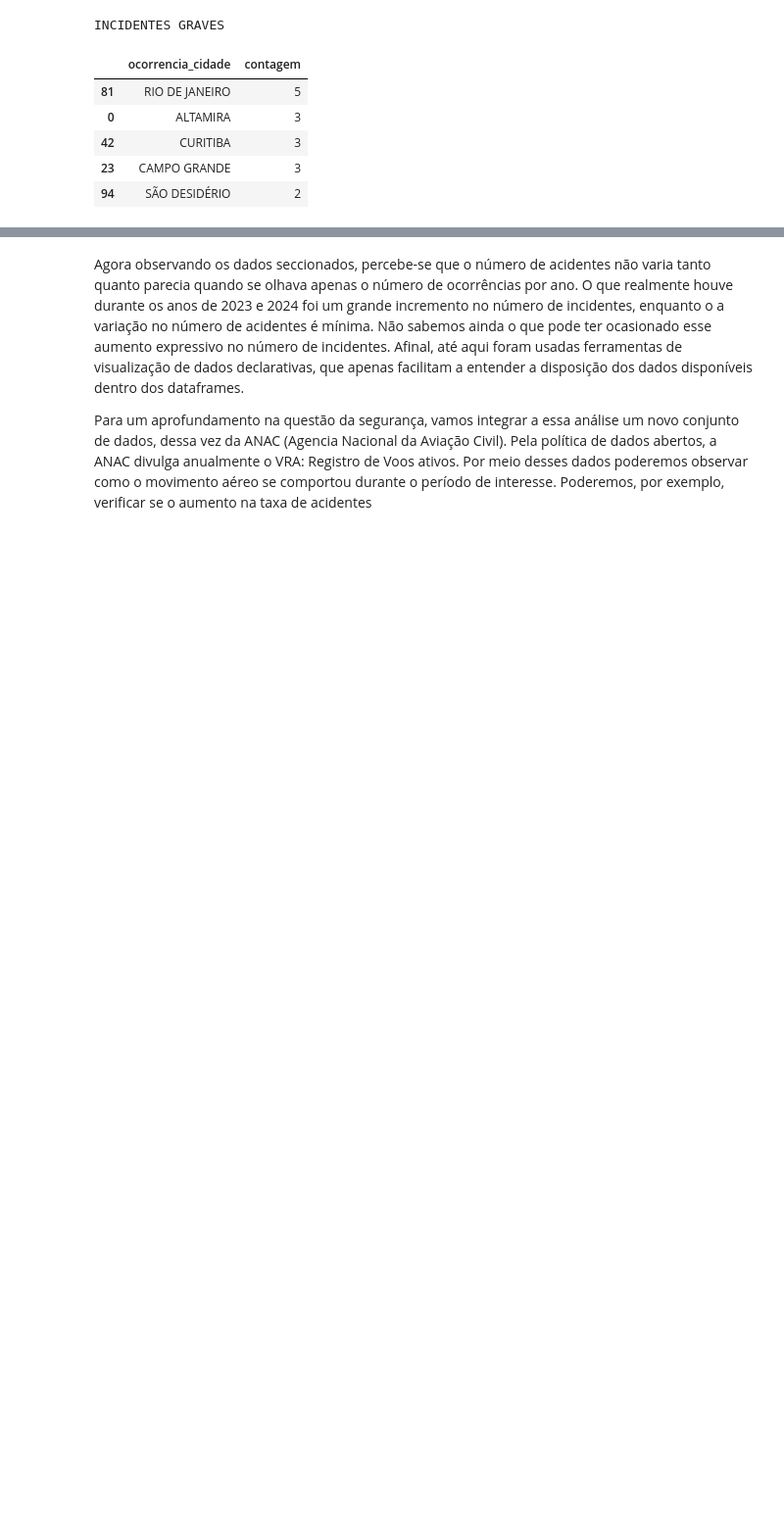
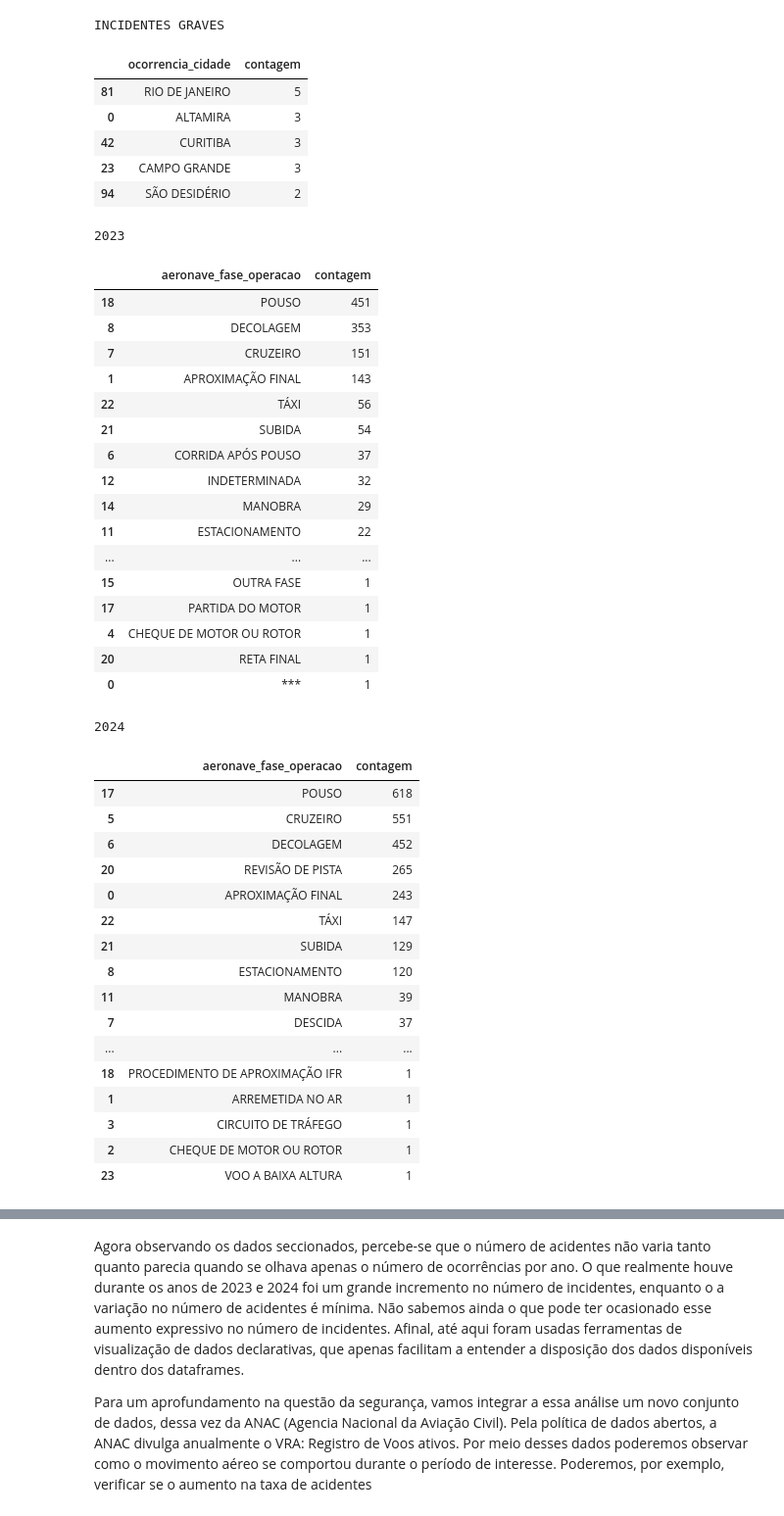
Before and after one commit to fmariane/sprint1-mvp, a Jupyter notebook: source/mvp.ipynb, the cells around one changed output, grey strips where cells are left out. Shown at 98% size. Drawn from its saved outputs; the diff is of its cells as text; code cells hidden in the pictures; blank space fills up the shorter version.

Commit message:
contagem de ocorrencias por faze de voo

```diff
--- a/source/mvp.ipynb
+++ b/source/mvp.ipynb
@@ -221,3 +226,71 @@ INCIDENTES GRAVES
 | 42 | CURITIBA | 3 |
 | 23 | CAMPO GRANDE | 3 |
 | 94 | SÃO DESIDÉRIO | 2 |
+# %%
+df_ocorrencia_fase_voo = df_aeronave[df_aeronave['aeronave_fase_operacao'].notna()]
+
+df_ocorrencia_com_fase = df_ocorrencia.merge(
+    df_ocorrencia_fase_voo[['codigo_ocorrencia2', 'aeronave_fase_operacao']],
+    on='codigo_ocorrencia2',
+    how='inner'
+)
+df_ocorrencia_com_fase_2023 = filter_by_year(df_ocorrencia_com_fase, 'ocorrencia_dia', [2023])
+df_ocorrencia_com_fase_2024 = filter_by_year(df_ocorrencia_com_fase, 'ocorrencia_dia', [2024])
+
+contagem_ocorrencias_por_fase_2023 = (
+    df_ocorrencia_com_fase_2023
+    .groupby('aeronave_fase_operacao')
+    .size()
+    .reset_index(name='contagem')
+    .sort_values('contagem', ascending=False)
+)
+
+contagem_ocorrencias_por_fase_2024 = (
+    df_ocorrencia_com_fase_2024
+    .groupby('aeronave_fase_operacao')
+    .size()
+    .reset_index(name='contagem')
+    .sort_values('contagem', ascending=False)
+)
+
+print("2023")
+display(contagem_ocorrencias_por_fase_2023)
+print("2024")
+display(contagem_ocorrencias_por_fase_2024)
+# %% [output]
+2023
+|  | aeronave_fase_operacao | contagem |
+| 18 | POUSO | 451 |
+| 8 | DECOLAGEM | 353 |
+| 7 | CRUZEIRO | 151 |
+| 1 | APROXIMAÇÃO FINAL | 143 |
+| 22 | TÁXI | 56 |
+| 21 | SUBIDA | 54 |
+| 6 | CORRIDA APÓS POUSO | 37 |
+| 12 | INDETERMINADA | 32 |
+| 14 | MANOBRA | 29 |
+| 11 | ESTACIONAMENTO | 22 |
+| ... | ... | ... |
+| 15 | OUTRA FASE | 1 |
+| 17 | PARTIDA DO MOTOR | 1 |
+| 4 | CHEQUE DE MOTOR OU ROTOR | 1 |
+| 20 | RETA FINAL | 1 |
+| 0 | *** | 1 |
+2024
+|  | aeronave_fase_operacao | contagem |
+| 17 | POUSO | 618 |
+| 5 | CRUZEIRO | 551 |
+| 6 | DECOLAGEM | 452 |
+| 20 | REVISÃO DE PISTA | 265 |
+| 0 | APROXIMAÇÃO FINAL | 243 |
+| 22 | TÁXI | 147 |
+| 21 | SUBIDA | 129 |
+| 8 | ESTACIONAMENTO | 120 |
+| 11 | MANOBRA | 39 |
+| 7 | DESCIDA | 37 |
+| ... | ... | ... |
+| 18 | PROCEDIMENTO DE APROXIMAÇÃO IFR | 1 |
+| 1 | ARREMETIDA NO AR | 1 |
+| 3 | CIRCUITO DE TRÁFEGO | 1 |
+| 2 | CHEQUE DE MOTOR OU ROTOR | 1 |
+| 23 | VOO A BAIXA ALTURA | 1 |
```
Also changed, not shown: parts of 11 cells of this notebook, 1 other file.
